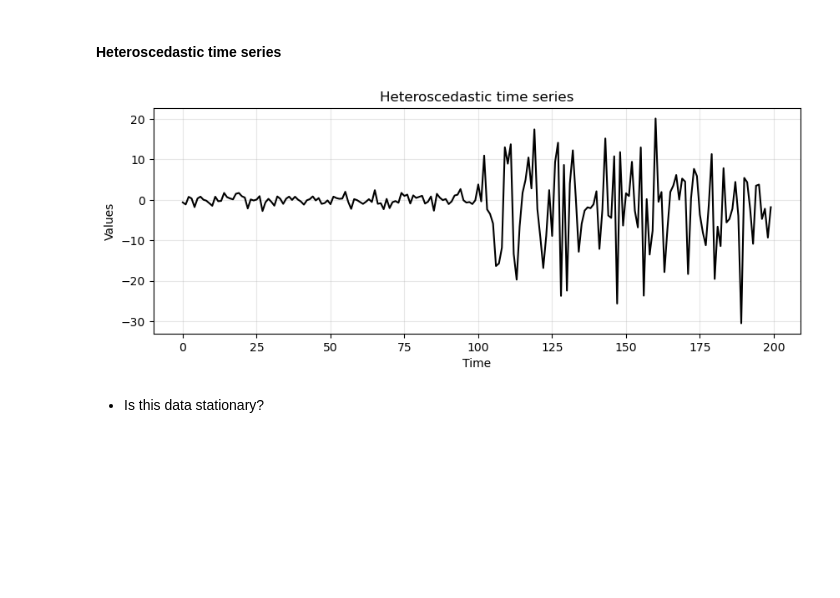
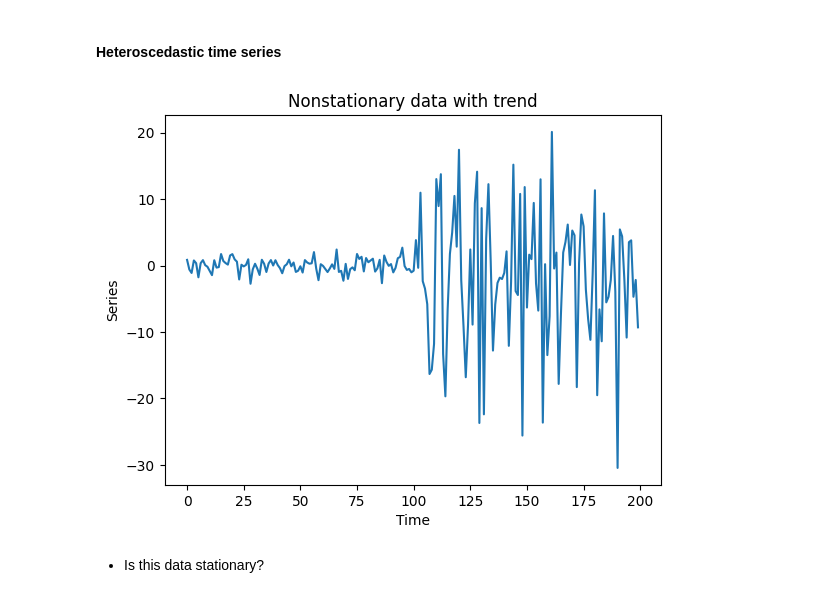
Before and after one commit to nsydn/time-series-analysis-and-forecasting, a Jupyter notebook: notebooks/02/stationarity_NSA.ipynb, the cells around one changed output. Saved outputs shown, nothing was run; the diff lists cells and outputs as text; code cells hidden in the pictures; blank space fills up the shorter version.

```diff
--- a/notebooks/02/stationarity_NSA.ipynb
+++ b/notebooks/02/stationarity_NSA.ipynb
@@ -215,11 +218,14 @@ run_sequence_plot(time, trend, title="Nonstationary data with trend");
 # %%
 level_1 = np.random.normal(loc=0, scale=1.0, size = 100)
 level_2 = np.random.normal(loc=0, scale=10.0, size = 100)
-heteroscedasticity = np.append(level_1, level_2)
+heteros = np.append(level_1, level_2)
-# %%
-run_sequence_plot(time, heteroscedasticity, title="Heteroscedastic time series");
-# %% [output]
-[figure, removed]
+# %%
+plt.plot(time, heteros)
+plt.title("Nonstationary data with trend")
+plt.xlabel("Time")
+plt.ylabel("Series");
+# %% [output]
+[figure, added]
 # %% [markdown]
 - Is this data stationary?
 # %% [markdown]
```
Also changed, not shown: parts of 18 cells of this notebook.
